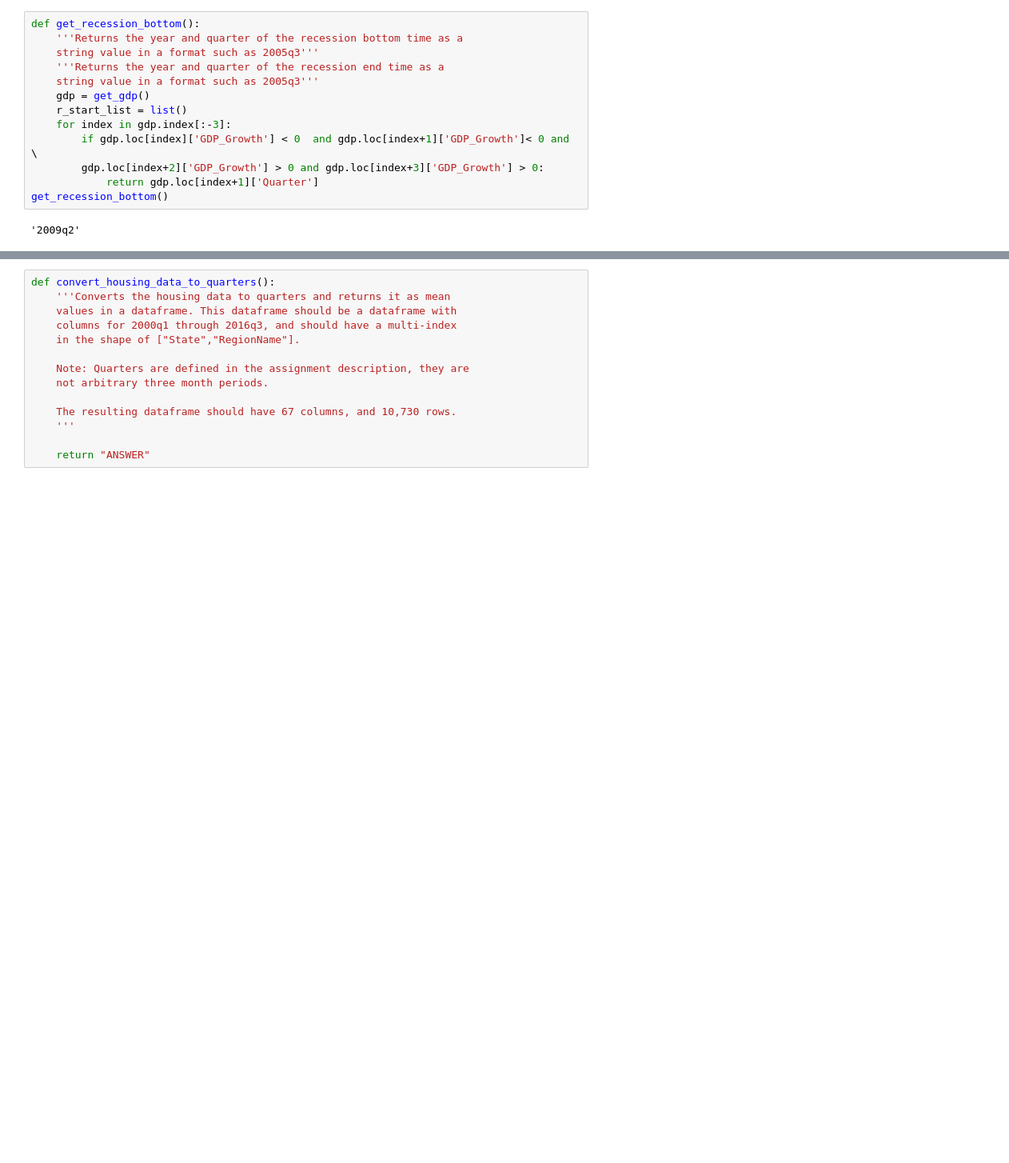
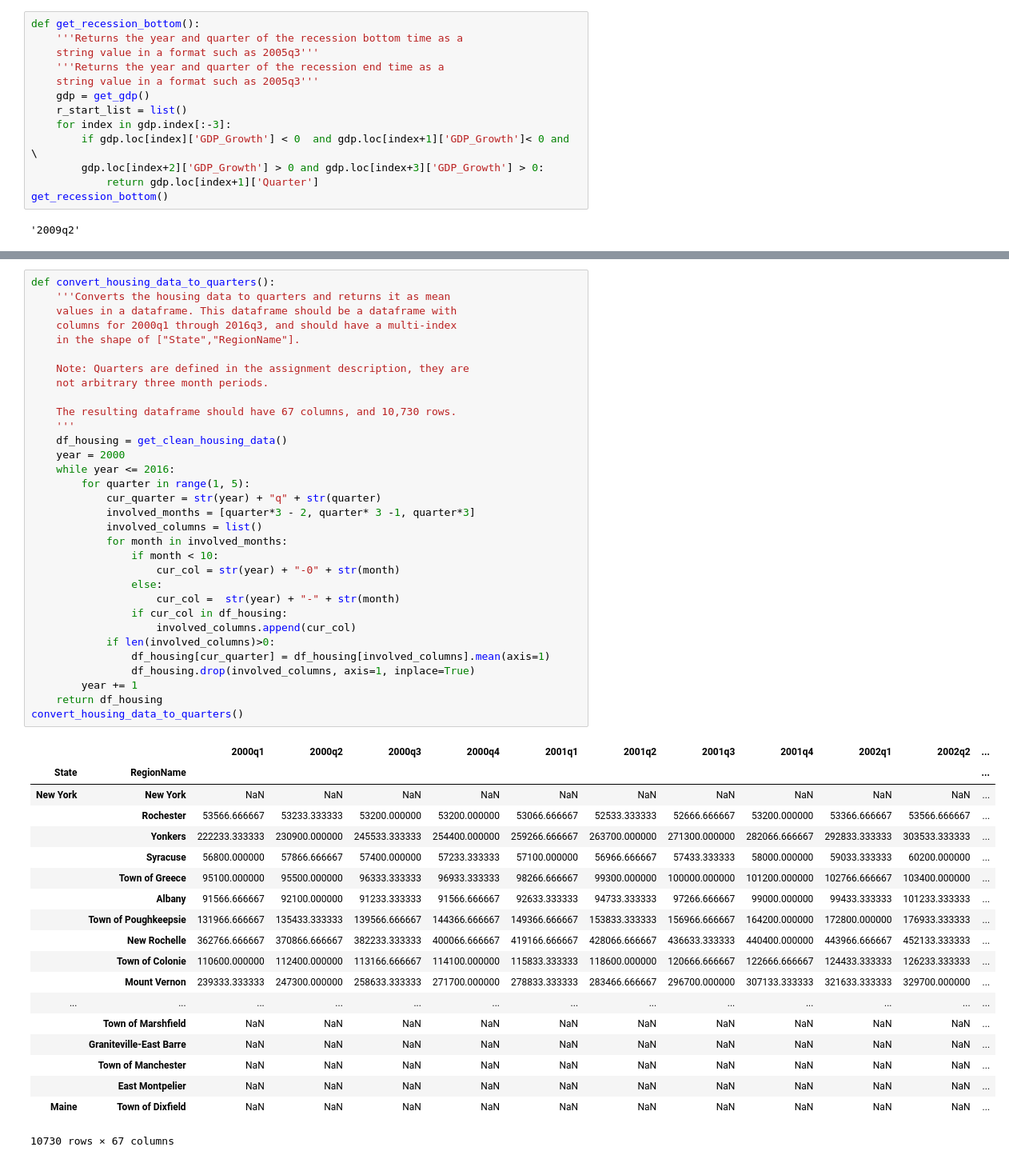
Before and after one commit to helenypan/python-and-data-science, a Jupyter notebook: course1/Assignment 4.ipynb, the cells around one changed output, grey strips where cells are left out. Shown at 80% size. Cells and saved outputs as stored; diff of their text form; blank space fills up the shorter version.

```diff
--- a/course1/Assignment 4.ipynb
+++ b/course1/Assignment 4.ipynb
@@ -149,17 +194,55 @@ get_recession_bottom()
 # %%
 def convert_housing_data_to_quarters():
     '''Converts the housing data to quarters and returns it as mean
     values in a dataframe. This dataframe should be a dataframe with
     columns for 2000q1 through 2016q3, and should have a multi-index
     in the shape of ["State","RegionName"].
 
     Note: Quarters are defined in the assignment description, they are
     not arbitrary three month periods.
 
     The resulting dataframe should have 67 columns, and 10,730 rows.
     '''
-
-    return "ANSWER"
+    df_housing = get_clean_housing_data()
+    year = 2000
+    while year <= 2016:
+        for quarter in range(1, 5):
+            cur_quarter = str(year) + "q" + str(quarter)
+            involved_months = [quarter*3 - 2, quarter* 3 -1, quarter*3]
+            involved_columns = list()
+            for month in involved_months:
+                if month < 10:
+                    cur_col = str(year) + "-0" + str(month)
+                else:
+                    cur_col =  str(year) + "-" + str(month)
+                if cur_col in df_housing:
+                    involved_columns.append(cur_col)
+            if len(involved_columns)>0:
+                df_housing[cur_quarter] = df_housing[involved_columns].mean(axis=1)
+                df_housing.drop(involved_columns, axis=1, inplace=True)
+        year += 1
+    return df_housing
+convert_housing_data_to_quarters()
+# %% [output]
+|  |  | 2000q1 | 2000q2 | 2000q3 | 2000q4 | 2001q1 | 2001q2 | 2001q3 | 2001q4 | 2002q1 | 2002q2 | ... |
+| State | RegionName |  |  |  |  |  |  |  |  |  |  | ... |
+| New York | New York | NaN | NaN | NaN | NaN | NaN | NaN | NaN | NaN | NaN | NaN | ... |
+|  | Rochester | 53566.666667 | 53233.333333 | 53200.000000 | 53200.000000 | 53066.666667 | 52533.333333 | 52666.666667 | 53200.000000 | 53366.666667 | 53566.666667 | ... |
+|  | Yonkers | 222233.333333 | 230900.000000 | 245533.333333 | 254400.000000 | 259266.666667 | 263700.000000 | 271300.000000 | 282066.666667 | 292833.333333 | 303533.333333 | ... |
+|  | Syracuse | 56800.000000 | 57866.666667 | 57400.000000 | 57233.333333 | 57100.000000 | 56966.666667 | 57433.333333 | 58000.000000 | 59033.333333 | 60200.000000 | ... |
+|  | Town of Greece | 95100.000000 | 95500.000000 | 96333.333333 | 96933.333333 | 98266.666667 | 99300.000000 | 100000.000000 | 101200.000000 | 102766.666667 | 103400.000000 | ... |
+|  | Albany | 91566.666667 | 92100.000000 | 91233.333333 | 91566.666667 | 92633.333333 | 94733.333333 | 97266.666667 | 99000.000000 | 99433.333333 | 101233.333333 | ... |
+|  | Town of Poughkeepsie | 131966.666667 | 135433.333333 | 139566.666667 | 144366.666667 | 149366.666667 | 153833.333333 | 156966.666667 | 164200.000000 | 172800.000000 | 176933.333333 | ... |
+|  | New Rochelle | 362766.666667 | 370866.666667 | 382233.333333 | 400066.666667 | 419166.666667 | 428066.666667 | 436633.333333 | 440400.000000 | 443966.666667 | 452133.333333 | ... |
+|  | Town of Colonie | 110600.000000 | 112400.000000 | 113166.666667 | 114100.000000 | 115833.333333 | 118600.000000 | 120666.666667 | 122666.666667 | 124433.333333 | 126233.333333 | ... |
+|  | Mount Vernon | 239333.333333 | 247300.000000 | 258633.333333 | 271700.000000 | 278833.333333 | 283466.666667 | 296700.000000 | 307133.333333 | 321633.333333 | 329700.000000 | ... |
+| ... | ... | ... | ... | ... | ... | ... | ... | ... | ... | ... | ... | ... |
+|  | Town of Marshfield | NaN | NaN | NaN | NaN | NaN | NaN | NaN | NaN | NaN | NaN | ... |
+|  | Graniteville-East Barre | NaN | NaN | NaN | NaN | NaN | NaN | NaN | NaN | NaN | NaN | ... |
+|  | Town of Manchester | NaN | NaN | NaN | NaN | NaN | NaN | NaN | NaN | NaN | NaN | ... |
+|  | East Montpelier | NaN | NaN | NaN | NaN | NaN | NaN | NaN | NaN | NaN | NaN | ... |
+| Maine | Town of Dixfield | NaN | NaN | NaN | NaN | NaN | NaN | NaN | NaN | NaN | NaN | ... |
+10730 rows × 67 columns
 # %%
 def run_ttest():
     '''First creates new data showing the decline or growth of housing prices
```
Also changed, not shown: parts of 1 cell of this notebook.
